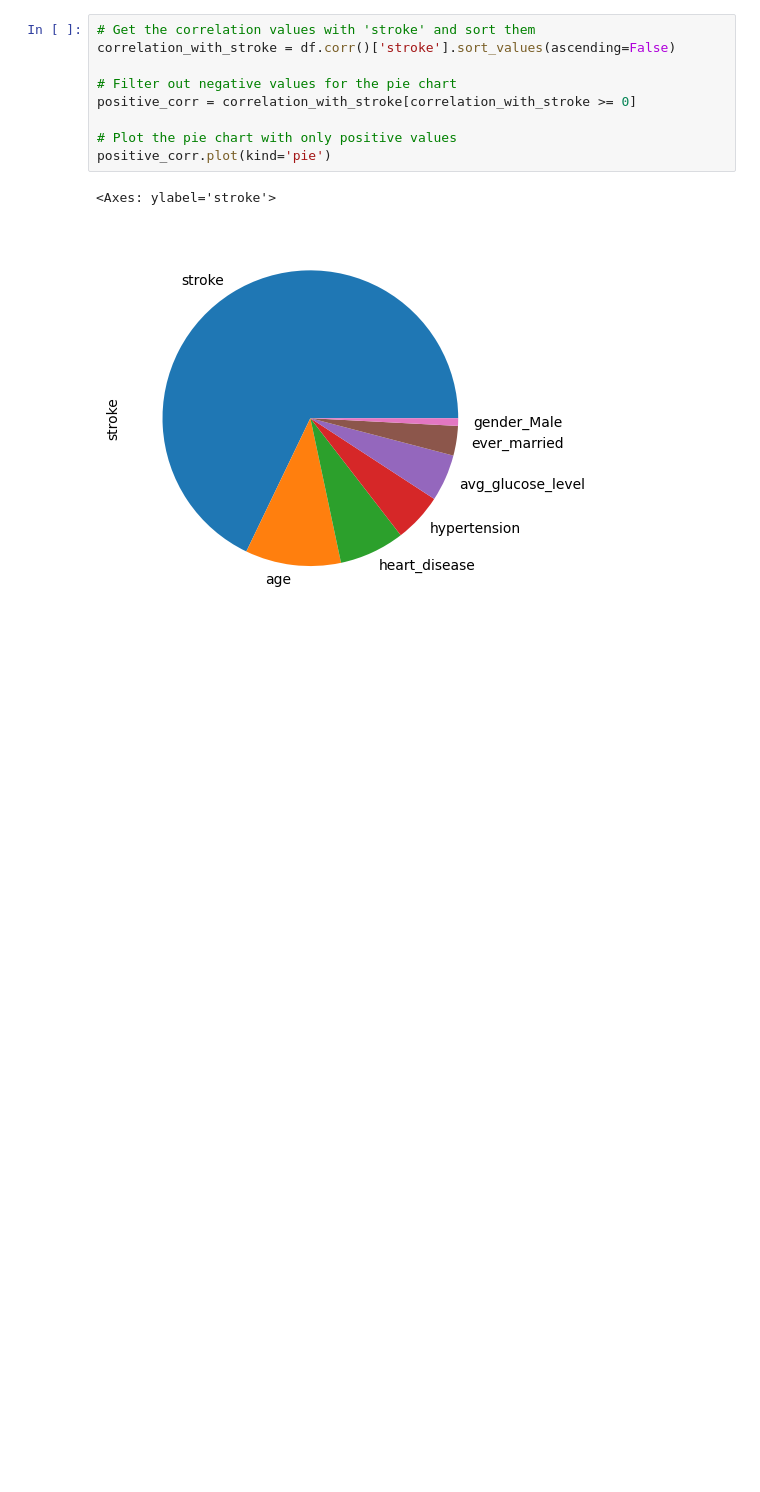
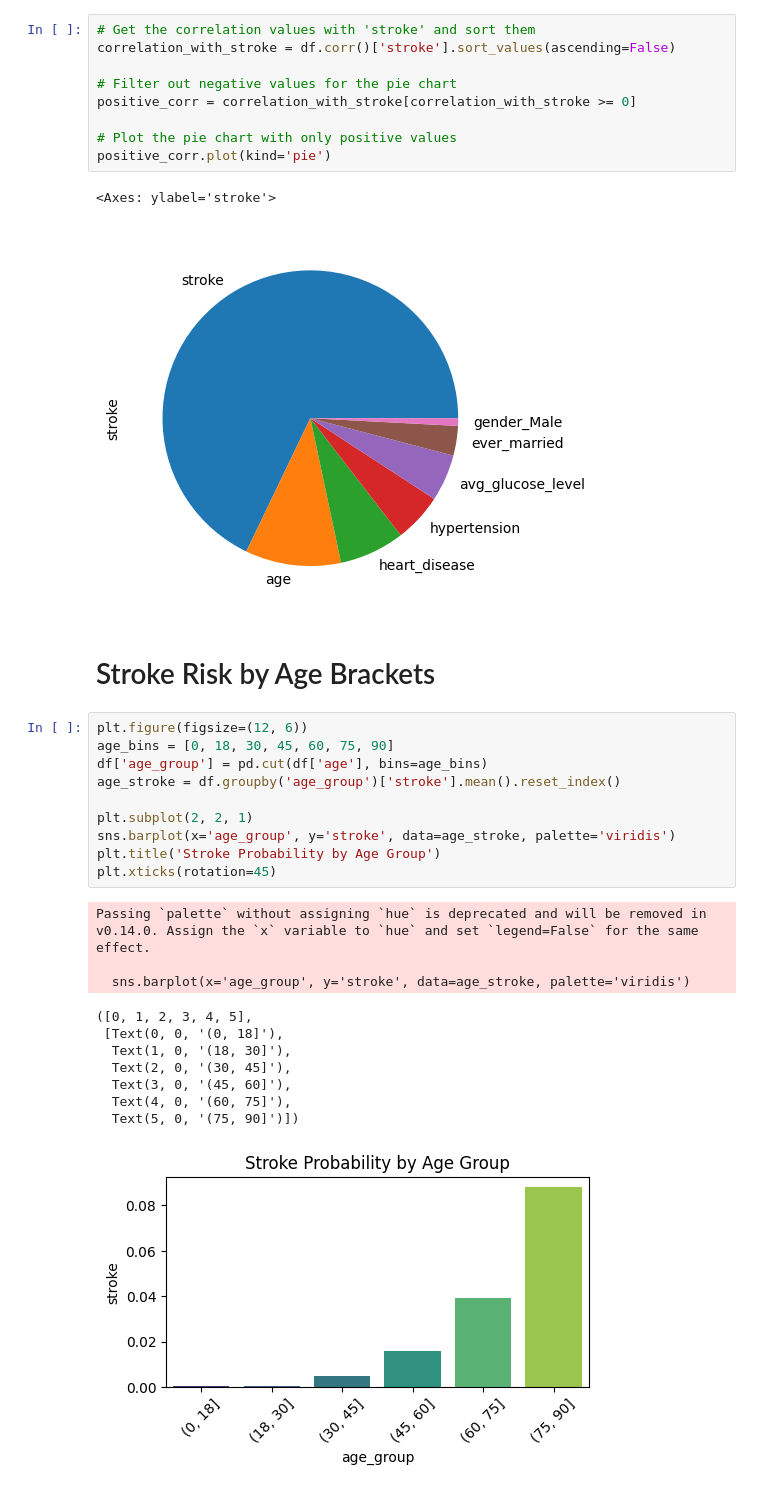
Before and after one commit to Shahedur23036883/Cerebral-Stroke-Prediction, a Jupyter notebook: cerebral_stroke_prediction.ipynb, the cells around one changed output. Drawn from its saved outputs; the diff is of its cells as text; blank space fills up the shorter version.

```diff
--- a/cerebral_stroke_prediction.ipynb
+++ b/cerebral_stroke_prediction.ipynb
@@ -539,3 +542,27 @@ positive_corr.plot(kind='pie')
 # %% [output]
 <Axes: ylabel='stroke'>
 [figure]
+# %% [markdown]
+ # Stroke Risk by Age Brackets
+# %%
+plt.figure(figsize=(12, 6))
+age_bins = [0, 18, 30, 45, 60, 75, 90]
+df['age_group'] = pd.cut(df['age'], bins=age_bins)
+age_stroke = df.groupby('age_group')['stroke'].mean().reset_index()
+
+plt.subplot(2, 2, 1)
+sns.barplot(x='age_group', y='stroke', data=age_stroke, palette='viridis')
+plt.title('Stroke Probability by Age Group')
+plt.xticks(rotation=45)
+# %% [output]
+Passing `palette` without assigning `hue` is deprecated and will be removed in v0.14.0. Assign the `x` variable to `hue` and set `legend=False` for the same effect.
+
+  sns.barplot(x='age_group', y='stroke', data=age_stroke, palette='viridis')
+([0, 1, 2, 3, 4, 5],
+ [Text(0, 0, '(0, 18]'),
+  Text(1, 0, '(18, 30]'),
+  Text(2, 0, '(30, 45]'),
+  Text(3, 0, '(45, 60]'),
+  Text(4, 0, '(60, 75]'),
+  Text(5, 0, '(75, 90]')])
+[figure, added]
```
Also changed, not shown: parts of 15 cells of this notebook.
